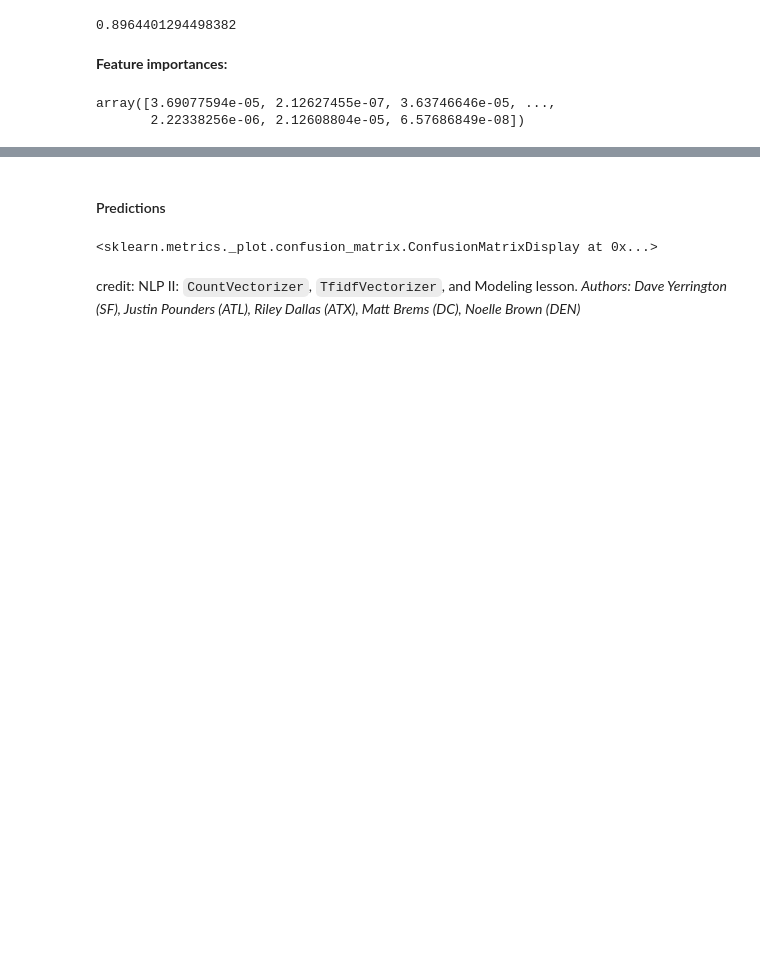
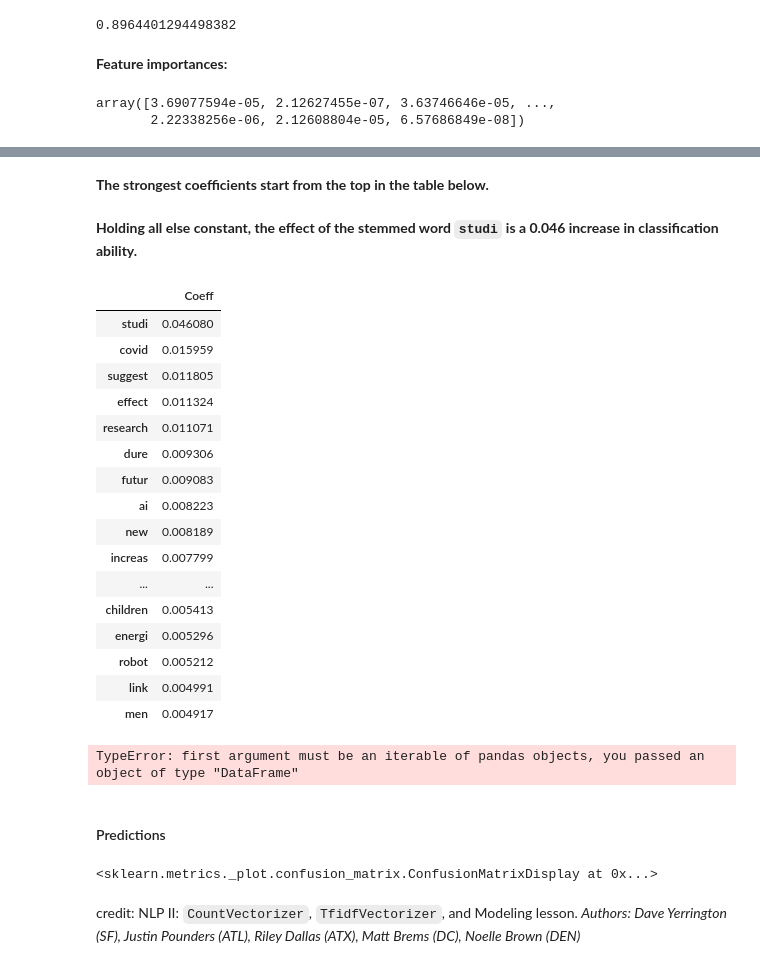
Before and after one commit to abishop17/plausible_utopia_nlp_classification_modeling, a Jupyter notebook: code/Project 3 - #2 of 3 (Models) - Plausible Utopia -- Classification Modeling on Subreddits.ipynb, the cells around one changed output, grey strips where cells are left out. Cells and saved outputs as stored; diff of their text form; code cells hidden in the pictures; blank space fills up the shorter version.

```diff
--- a/code/Project 3 - #2 of 3 (Models) - Plausible Utopia -- Classification Modeling on Subreddits.ipynb
+++ b/code/Project 3 - #2 of 3 (Models) - Plausible Utopia -- Classification Modeling on Subreddits.ipynb
@@ -803,7 +801,8 @@ array([3.69077594e-05, 2.12627455e-07, 3.63746646e-05, ...,
 # %%
 from sklearn.feature_selection import SelectFromModel
-# feature = SelectFromModel(rf_ex_pipe)
-# feature.fit_transform(X_train_cvec, y_train)
-selected_from_model = SelectFromModel(estimator=rf_ex_pipe).fit(X_train_cvec, y_train)
+
+# This SelectFromModel library is a meta-transformer for selecting features based on importance weights
+
+selected_from_model = SelectFromModel(estimator = RandomForestClassifier()).fit(X_train_cvec, y_train)
 
 # ref: https://scikit-learn.org/stable/modules/generated/sklearn.feature_selection.SelectFromModel.html
@@ -814,3 +825,36 @@ AttributeError: 'SelectFromModel' object has no attribute 'get_params_'
+# %%
+# Let's look at the strongest coefficients by feature
+
+printmd('**The strongest coefficients start from the top in the table below.**')
+printmd('**Holding all else constant, the effect of the stemmed word `studi` is a 0.046 increase in classification ability.**')
+
+feature_importances_df = (pd.DataFrame(selected_from_model.estimator_.feature_importances_,
+                                      index = X_train_cvec.columns, columns = ['Coeff'])
+                                      .sort_values('Coeff', ascending = False))
+display(feature_importances_df[:20])
+
+pd.concat(feature_importances_df)
+# %% [output]
+**The strongest coefficients start from the top in the table below.**
+**Holding all else constant, the effect of the stemmed word `studi` is a 0.046 increase in classification ability.**
+|  | Coeff |
+| studi | 0.046080 |
+| covid | 0.015959 |
+| suggest | 0.011805 |
+| effect | 0.011324 |
+| research | 0.011071 |
+| dure | 0.009306 |
+| futur | 0.009083 |
+| ai | 0.008223 |
+| new | 0.008189 |
+| increas | 0.007799 |
+| ... | ... |
+| children | 0.005413 |
+| energi | 0.005296 |
+| robot | 0.005212 |
+| link | 0.004991 |
+| men | 0.004917 |
+TypeError: first argument must be an iterable of pandas objects, you passed an object of type "DataFrame"
 # %% [markdown]
 #### Predictions
 # %%
```
Also changed, not shown: parts of 8 cells of this notebook, 4 other files.
